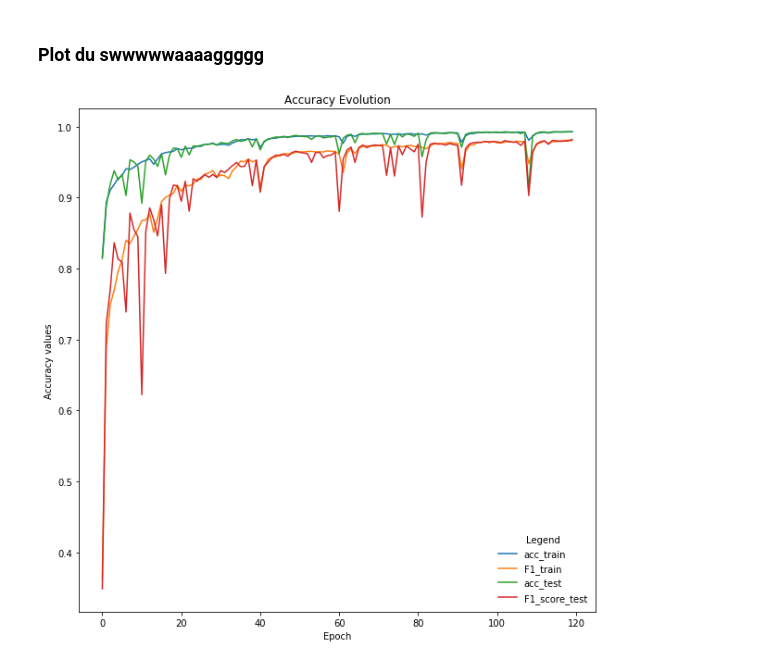
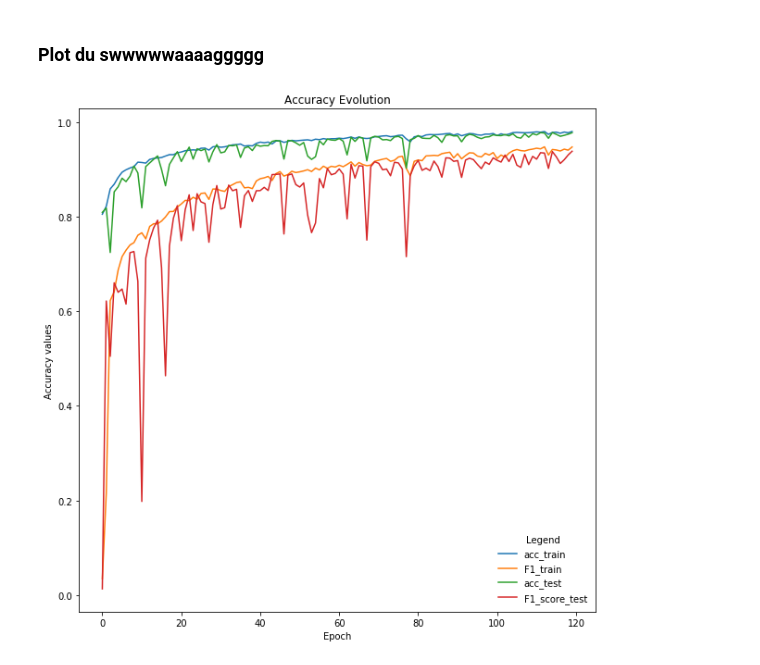
Before and after one commit to leobouraux/-CS433-Machine-Learning-projects, a Jupyter notebook: project2/LEO/Dossier final/run_unet.ipynb, the cells around one changed output. Cells and saved outputs as stored; diff of their text form; code cells hidden in the pictures.

```diff
--- a/project2/LEO/Dossier final/run_unet.ipynb
+++ b/project2/LEO/Dossier final/run_unet.ipynb
@@ -296,37 +304,37 @@ create_csv_submission(patched_imgs, vs, PATH_ROOT+'submissions/k_fold_pas_fini_2
 # %% [markdown]
 ### Plot du swwwwwaaaaggggg
 # %%
-csv_file='../model_saved/AccuracyHistory5.csv'
+csv_file='../model_saved/AccuracyHistory90.csv'
 data = pd.read_csv(csv_file)
 
 epoch = data["epoch"]
 acc_train = data["acc"]
 F1_train = data["f1_m"]
 loss_train = data["loss"]
 acc_test = data["val_acc"]
 F1_score_test = data["val_f1_m"]
 loss_test = data["val_loss"]
 
 x = list(epoch)
 a = list(acc_train)
 b = list(F1_train)
 c = list(loss_train)
 d = list(acc_test)
 e = list(F1_score_test)
 f = list(loss_test)
 
 fig = plt.gcf()
 fig.set_size_inches(10,10)
 plt.plot(x,a)
 plt.plot(x,b)
 plt.plot(x,d)
 plt.plot(x,e)
 plt.xlabel('Epoch')
 plt.ylabel('Accuracy values')
 plt.title('Accuracy Evolution')
 plt.legend(('acc_train','F1_train','acc_test','F1_score_test'),loc="lower right", title="Legend", frameon=False)
 plt.show()
 
 fig.savefig("Accuracy.png")
 # %% [output]
-[figure, old version]
+[figure, new version]
```
Also changed, not shown: parts of 7 cells of this notebook, 12 other files.
